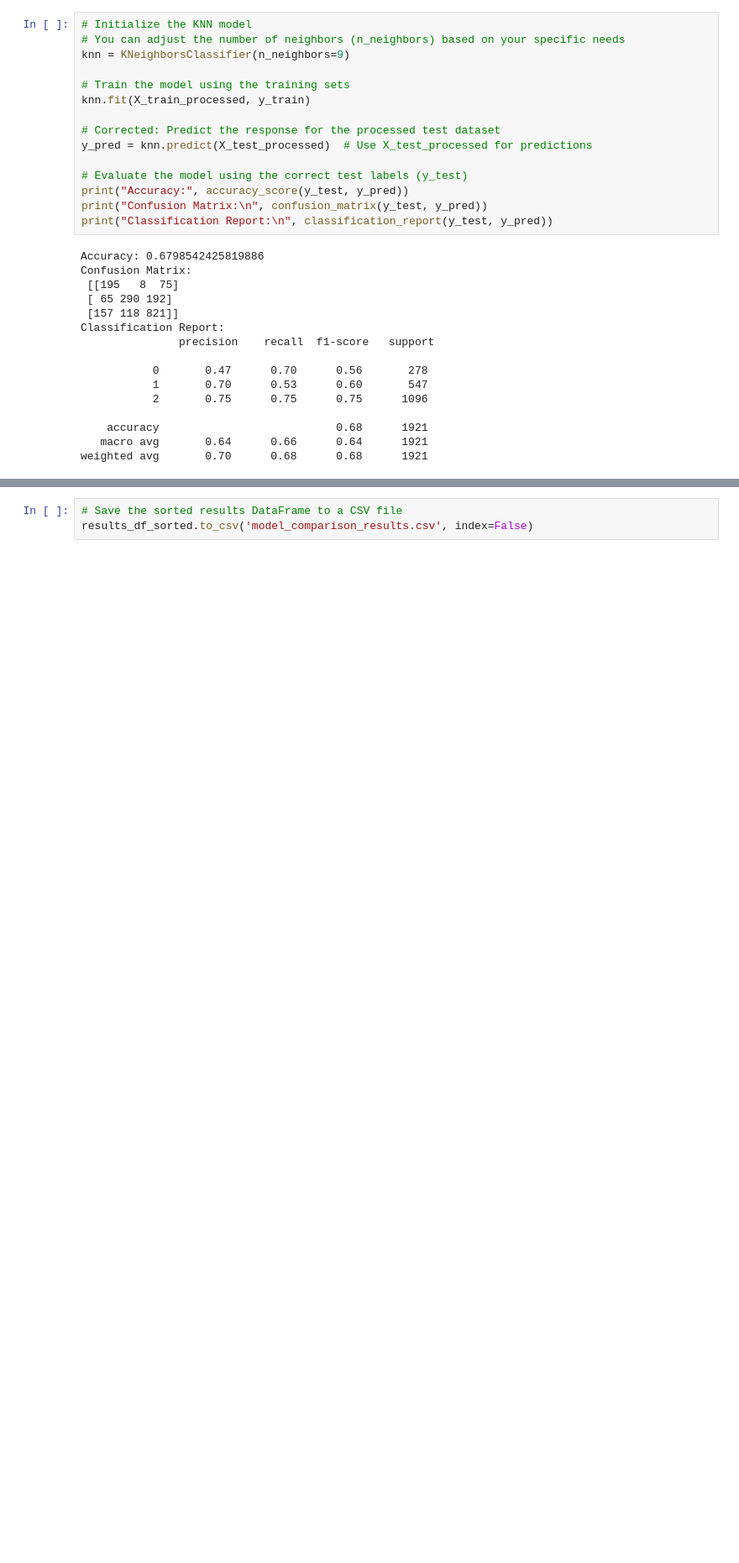
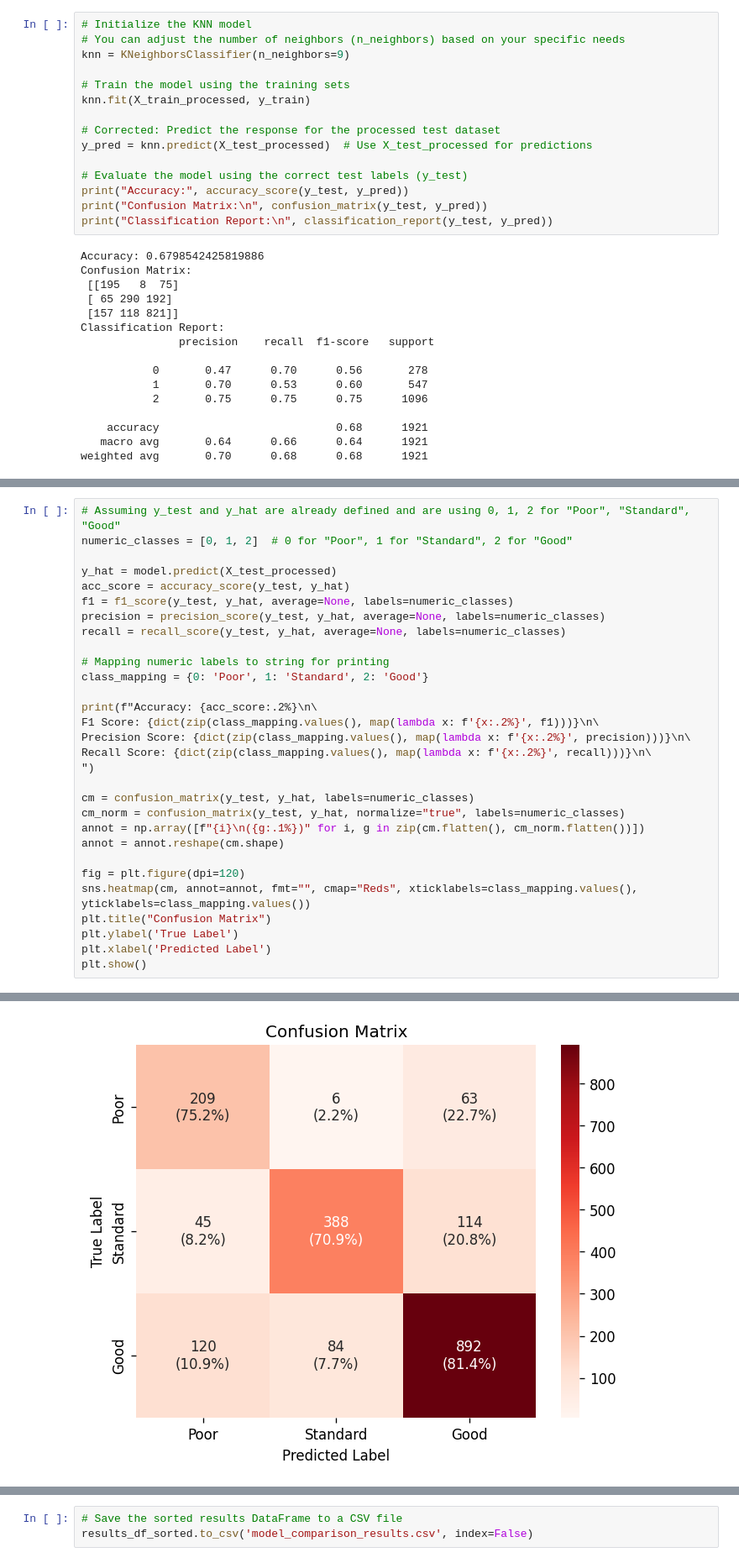
Before and after one commit to Jaydh9121/Project_2, a Jupyter notebook: EDA/ML.ipynb, the cells around one changed output, grey strips where cells are left out. Shown at 84% size. Drawn from its saved outputs; the diff is of its cells as text; blank space fills up the shorter version.

```diff
--- a/EDA/ML.ipynb
+++ b/EDA/ML.ipynb
@@ -235,0 +245,31 @@ results_df_sorted
+# %%
+# Assuming y_test and y_hat are already defined and are using 0, 1, 2 for "Poor", "Standard", "Good"
+numeric_classes = [0, 1, 2]  # 0 for "Poor", 1 for "Standard", 2 for "Good"
+
+y_hat = model.predict(X_test_processed)
+acc_score = accuracy_score(y_test, y_hat)
+f1 = f1_score(y_test, y_hat, average=None, labels=numeric_classes)
+precision = precision_score(y_test, y_hat, average=None, labels=numeric_classes)
+recall = recall_score(y_test, y_hat, average=None, labels=numeric_classes)
+
+# Mapping numeric labels to string for printing
+class_mapping = {0: 'Poor', 1: 'Standard', 2: 'Good'}
+
+print(f"Accuracy: {acc_score:.2%}\n\
+F1 Score: {dict(zip(class_mapping.values(), map(lambda x: f'{x:.2%}', f1)))}\n\
+Precision Score: {dict(zip(class_mapping.values(), map(lambda x: f'{x:.2%}', precision)))}\n\
+Recall Score: {dict(zip(class_mapping.values(), map(lambda x: f'{x:.2%}', recall)))}\n\
+")
+
+cm = confusion_matrix(y_test, y_hat, labels=numeric_classes)
+cm_norm = confusion_matrix(y_test, y_hat, normalize="true", labels=numeric_classes)
+annot = np.array([f"{i}\n({g:.1%})" for i, g in zip(cm.flatten(), cm_norm.flatten())])
+annot = annot.reshape(cm.shape)
+
+fig = plt.figure(dpi=120)
+sns.heatmap(cm, annot=annot, fmt="", cmap="Reds", xticklabels=class_mapping.values(), yticklabels=class_mapping.values())
+plt.title("Confusion Matrix")
+plt.ylabel('True Label')
+plt.xlabel('Predicted Label')
+plt.show()
+# %% [output]
@@ -235,0 +280 @@ results_df_sorted
+[figure, added]
```
Also changed, not shown: parts of 8 cells of this notebook.
